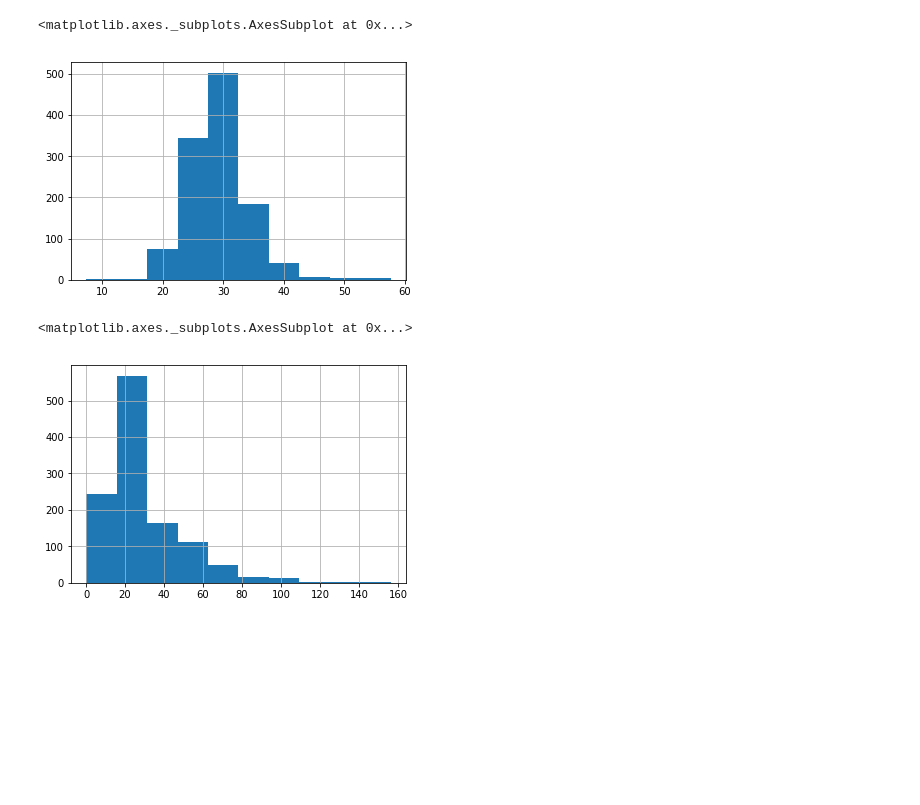
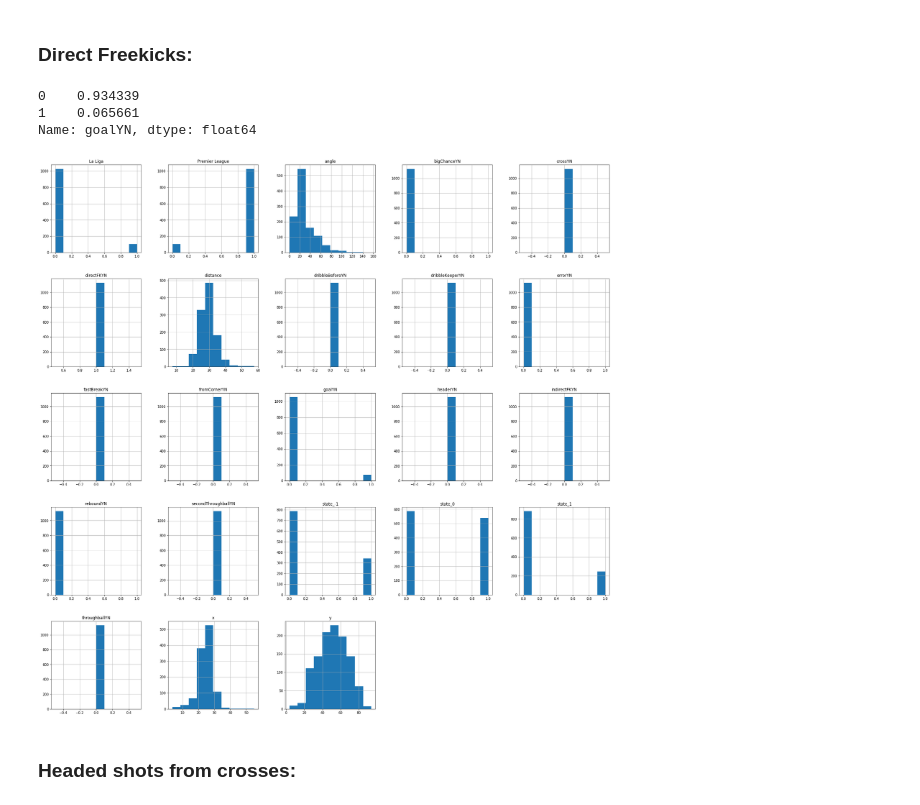
Before and after one commit to WaydeHerman/Expected_Goals, a Jupyter notebook: EDA.ipynb, the cells around one changed output. Cells and saved outputs as stored; diff of their text form; code cells hidden in the pictures; blank space fills up the shorter version.

```diff
--- a/EDA.ipynb
+++ b/EDA.ipynb
@@ -124,10 +13,0 @@ direct_df[direct_df['errorYN']==1]
-# %%
-direct_df.distance.hist()
-# %% [output]
-<matplotlib.axes._subplots.AxesSubplot at 0x...>
-[figure, removed]
-# %%
-direct_df.angle.hist()
-# %% [output]
-<matplotlib.axes._subplots.AxesSubplot at 0x...>
-[figure, removed]
@@ -135,0 +14,14 @@ direct_df.angle.hist()
+# %% [markdown]
+### Direct Freekicks:
+# %%
+direct_df.goalYN.value_counts(normalize=True)
+# %% [output]
+0    0.934339
+1    0.065661
+Name: goalYN, dtype: float64
+# %%
+direct_df.hist()
+plt.rcParams['figure.figsize'] = [30, 30]
+plt.show()
+# %% [output]
+[figure, added]
@@ -135,0 +30,2 @@ direct_df.angle.hist()
+# %% [markdown]
+### Headed shots from crosses:
```
Also changed, not shown: parts of 44 cells of this notebook, 1 other file.
